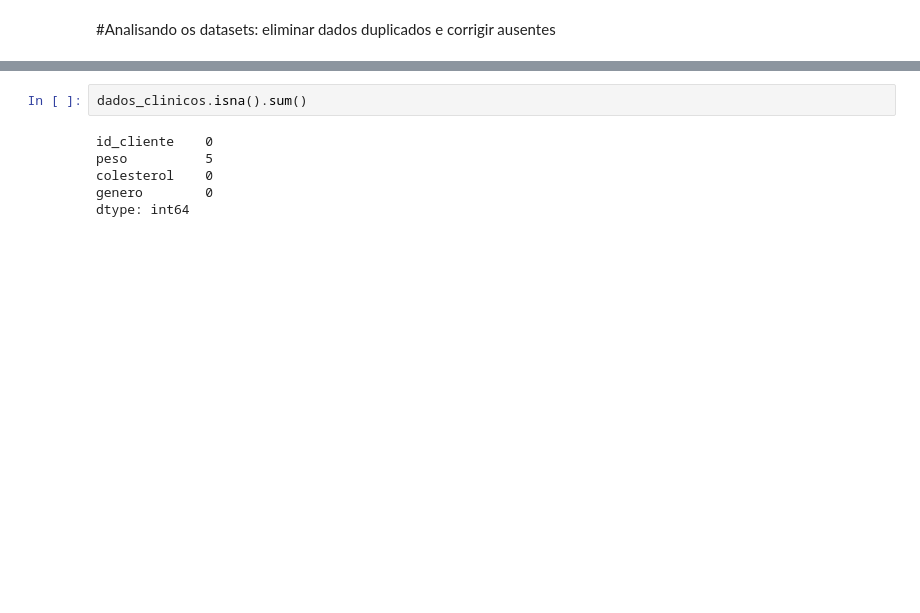
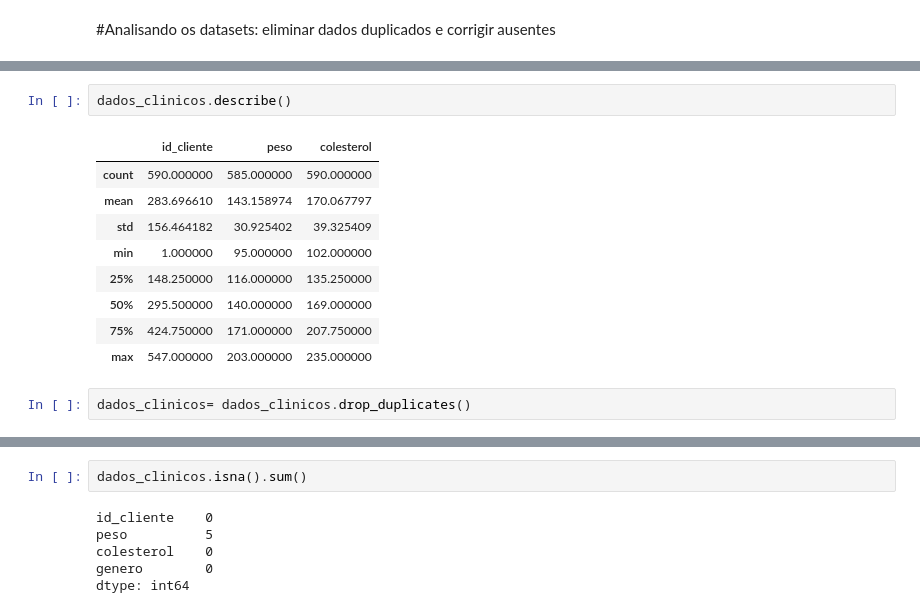
Before and after one commit to pzoliveira/IGTI_DESM1, a Jupyter notebook: IGTI_DESM1.ipynb, the cells around one changed output, grey strips where cells are left out. Saved outputs shown, nothing was run; the diff lists cells and outputs as text; blank space fills up the shorter version.

```diff
--- a/IGTI_DESM1.ipynb
+++ b/IGTI_DESM1.ipynb
@@ -28,0 +57,14 @@ dados_clinicos.head(5)
+# %%
+dados_clinicos.describe()
+# %% [output]
+|  | id_cliente | peso | colesterol |
+| count | 590.000000 | 585.000000 | 590.000000 |
+| mean | 283.696610 | 143.158974 | 170.067797 |
+| std | 156.464182 | 30.925402 | 39.325409 |
+| min | 1.000000 | 95.000000 | 102.000000 |
+| 25% | 148.250000 | 116.000000 | 135.250000 |
+| 50% | 295.500000 | 140.000000 | 169.000000 |
+| 75% | 424.750000 | 171.000000 | 207.750000 |
+| max | 547.000000 | 203.000000 | 235.000000 |
+# %%
+dados_clinicos= dados_clinicos.drop_duplicates()
```
Also changed, not shown: parts of 28 cells of this notebook.
